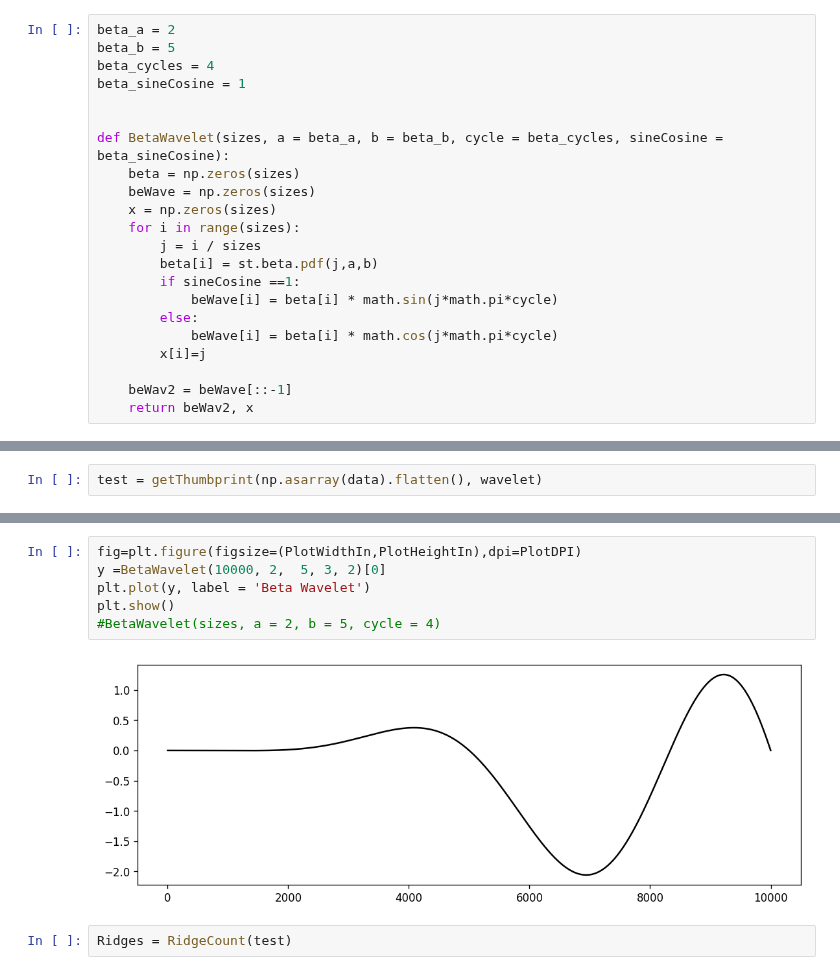
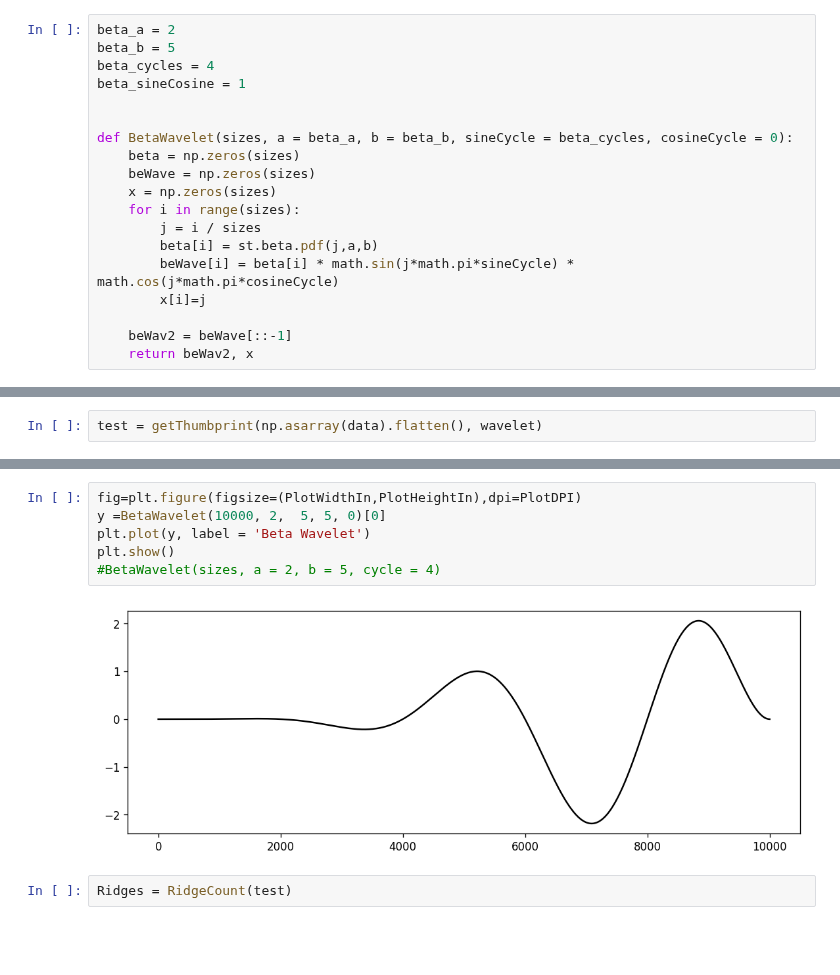
Before and after one commit to danchendrickson/RMG_NDE_Disssertation, a Jupyter notebook: 07 Beta Wavelet.ipynb, the cells around one changed output, grey strips where cells are left out. Saved outputs shown, nothing was run; the diff lists cells and outputs as text; blank space fills up the shorter version.

Commit message:
tweaked beta, added check files

```diff
--- a/07 Beta Wavelet.ipynb
+++ b/07 Beta Wavelet.ipynb
@@ -83,17 +95,14 @@ beta_cycles = 4
 beta_sineCosine = 1
 
 
-def BetaWavelet(sizes, a = beta_a, b = beta_b, cycle = beta_cycles, sineCosine = beta_sineCosine):
+def BetaWavelet(sizes, a = beta_a, b = beta_b, sineCycle = beta_cycles, cosineCycle = 0):
     beta = np.zeros(sizes)
     beWave = np.zeros(sizes)
     x = np.zeros(sizes)
     for i in range(sizes):
         j = i / sizes
         beta[i] = st.beta.pdf(j,a,b)
-        if sineCosine ==1:
-            beWave[i] = beta[i] * math.sin(j*math.pi*cycle)
-        else:
-            beWave[i] = beta[i] * math.cos(j*math.pi*cycle)
+        beWave[i] = beta[i] * math.sin(j*math.pi*sineCycle) * math.cos(j*math.pi*cosineCycle)
         x[i]=j
 
     beWav2 = beWave[::-1]
@@ -474,11 +498,11 @@ a = PlotFingerPrint([test, 'first try at beta'])
 # %%
 fig=plt.figure(figsize=(PlotWidthIn,PlotHeightIn),dpi=PlotDPI)
-y =BetaWavelet(10000, 2,  5, 3, 2)[0]
+y =BetaWavelet(10000, 2,  5, 5, 0)[0]
 plt.plot(y, label = 'Beta Wavelet')
 plt.show()
 #BetaWavelet(sizes, a = 2, b = 5, cycle = 4)
 # %% [output]
-[figure, old version]
+[figure, new version]
 # %%
 Ridges = RidgeCount(test)
 # %%
```
Also changed, not shown: parts of 10 cells of this notebook, 1 other file.
